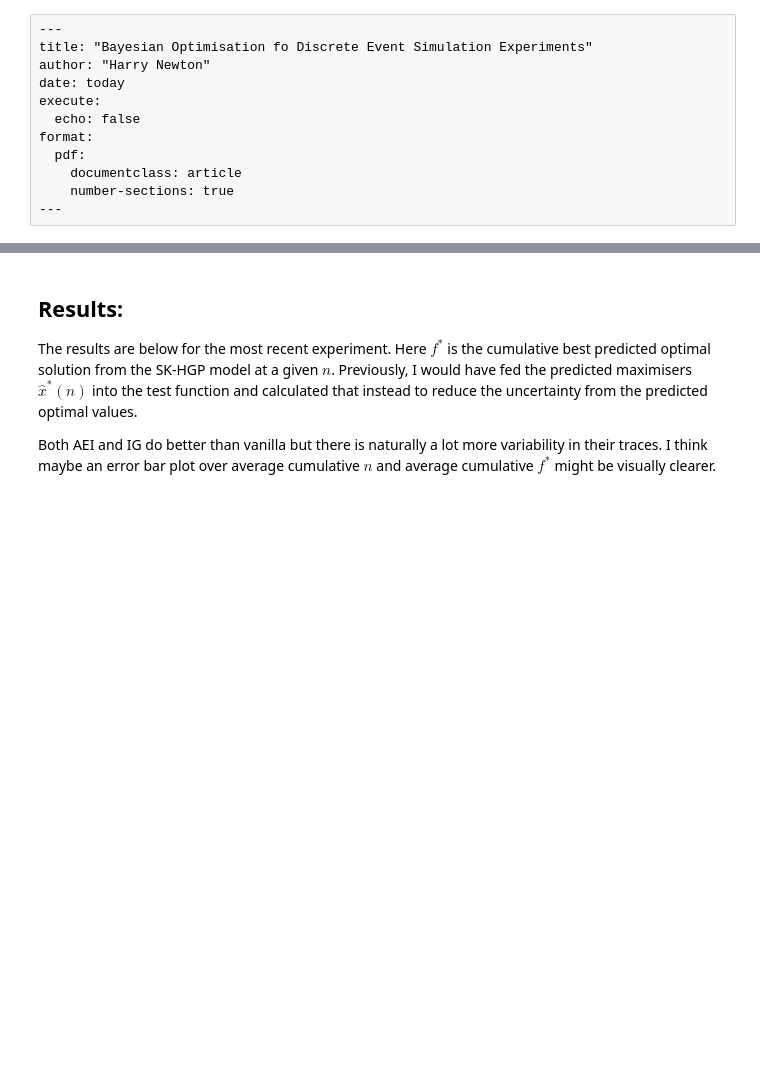
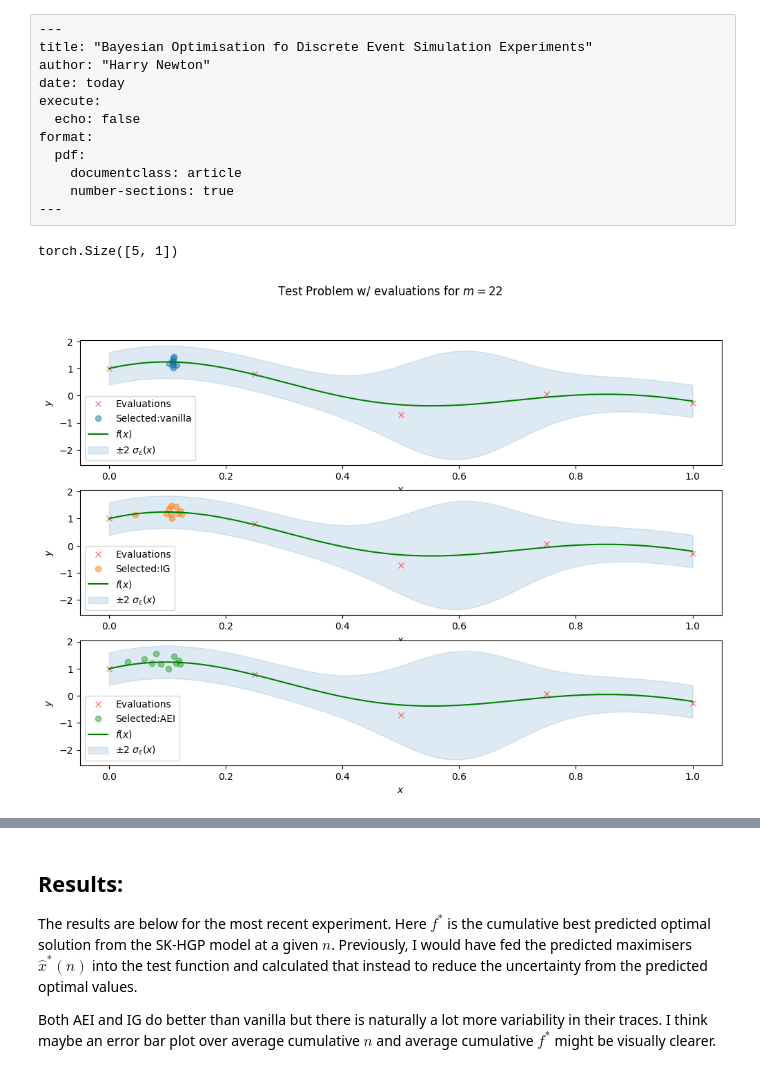
Before and after one commit to BazzahN/DES_BO, a Jupyter notebook: analysis.ipynb, the cells around one changed output, grey strips where cells are left out. Cells and saved outputs as stored; diff of their text form; code cells hidden in the pictures; blank space fills up the shorter version.

Commit message:
Improved Analysis script with additional plots: selected candidates and best f traces

```diff
--- a/analysis.ipynb
+++ b/analysis.ipynb
@@ -51,7 +51,7 @@ def get_files(exp_name,dir_name,file_names,add=""):
 	return data
 
 ##Import Experimental Paramaters
-exp_name,exp_params = import_exp("exp_01")
+exp_name,exp_params = import_exp("pilot_01")
 
 ##Import Results for each of the models
 all_data ={}
@@ -75,8 +75,14 @@ train_n = all_data[m]['train_n'][:,:(k)]
 train_y = all_data[m]['train_y'][:,:(k)]
 train_sigma2 = all_data[m]['train_sigma2'][:,:(k)]
 
+
+
 ##Make output file for analysis
 
 outdir = Path(exp_name + "/Analysis")
 outdir.mkdir(exist_ok=True)
+# %%
+train_x[0].shape
+# %% [output]
+torch.Size([5, 1])
 # %%
@@ -115,6 +121,46 @@ testplot_loc = outdir / "test_problem.png"
 
 plt.savefig(testplot_loc ,bbox_inches="tight", dpi=200 )
 plt.close()
+# %%
+iter = 22
+model = "IG"
+test_x = test_data['test_x']
+test_y = test_data['test_y']
+test_sigma2 = test_data['test_sigma2']
+
+
+
+fig, ax = plt.subplots(3,1,figsize=(12,8))
+colours = ["C0", "C1", "C2", "C3"]
+for i,m in enumerate(exp_params['models']):
+
+	select_x = all_data[m]['train_x'][:,(k):]
+	select_y = all_data[m]['train_y'][:,(k):]
+	ax[i].plot(train_x[iter],train_y[iter], "x",color="r", label="Evaluations", alpha=0.5)
+	ax[i].plot(select_x[iter],select_y[iter], "o",color=colours[i], label=f"Selected:{m}", alpha=0.5)
+	ax[i].plot(test_x,test_y,color='g',label='$f(x)$')
+	ax[i].fill_between(
+			test_x.squeeze(),
+			test_y.squeeze() - 2 * torch.sqrt(test_sigma2).squeeze(),
+			test_y.squeeze() + 2 * torch.sqrt(test_sigma2).squeeze(),
+			color="C0",
+			alpha=0.15,
+			label="±2 $\\sigma_{\\varepsilon}(x)$",
+	)
+	ax[i].set_xlabel("$x$")
+	ax[i].set_ylabel("$y$")
+	ax[i].legend(loc="lower left")
+
+
+ax[1].legend(loc="lower left")
+#ax[1].set_title("Heteroscedastic regression")
+fig.suptitle(f'Test Problem w/ evaluations for $m={iter}$')
+testplot_loc = outdir / "test_problem.png"
+
+#plt.savefig(testplot_loc ,bbox_inches="tight", dpi=200 )
+#plt.close()
+# %% [output]
+[figure, added]
 # %%
 """
 In the future I want to compare function evaluations
```
Also changed, not shown: parts of 12 cells of this notebook.
